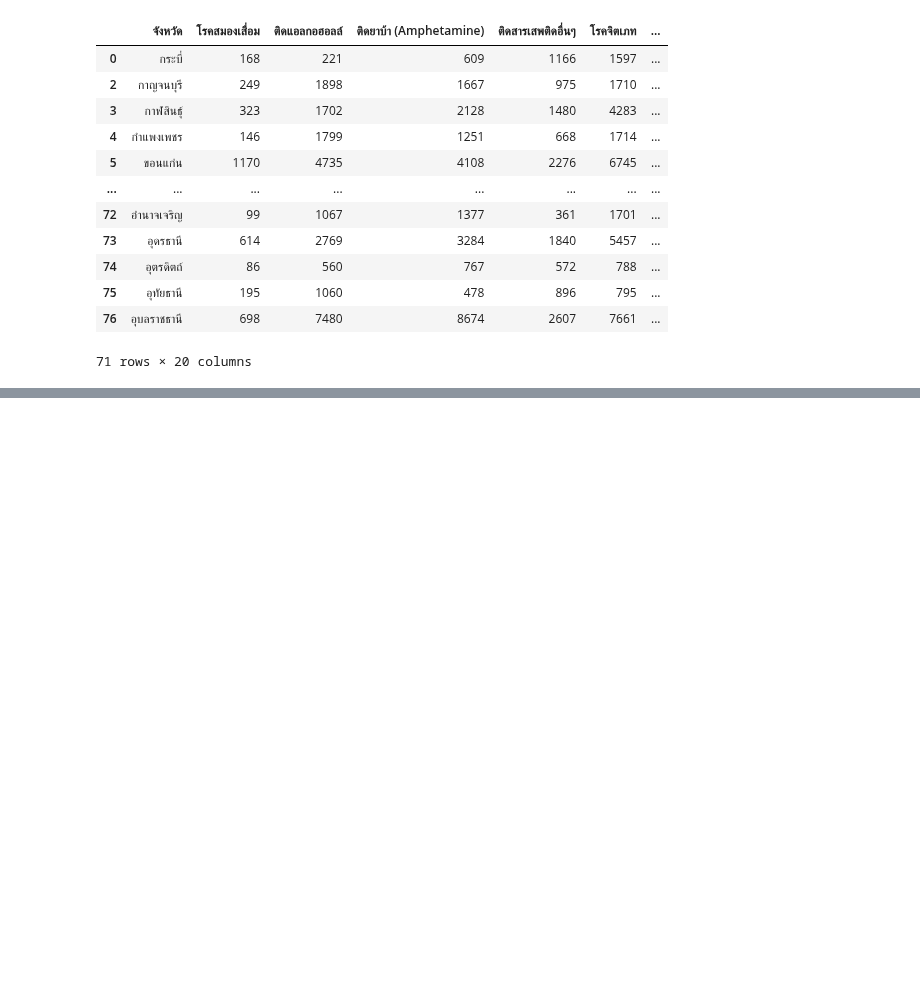
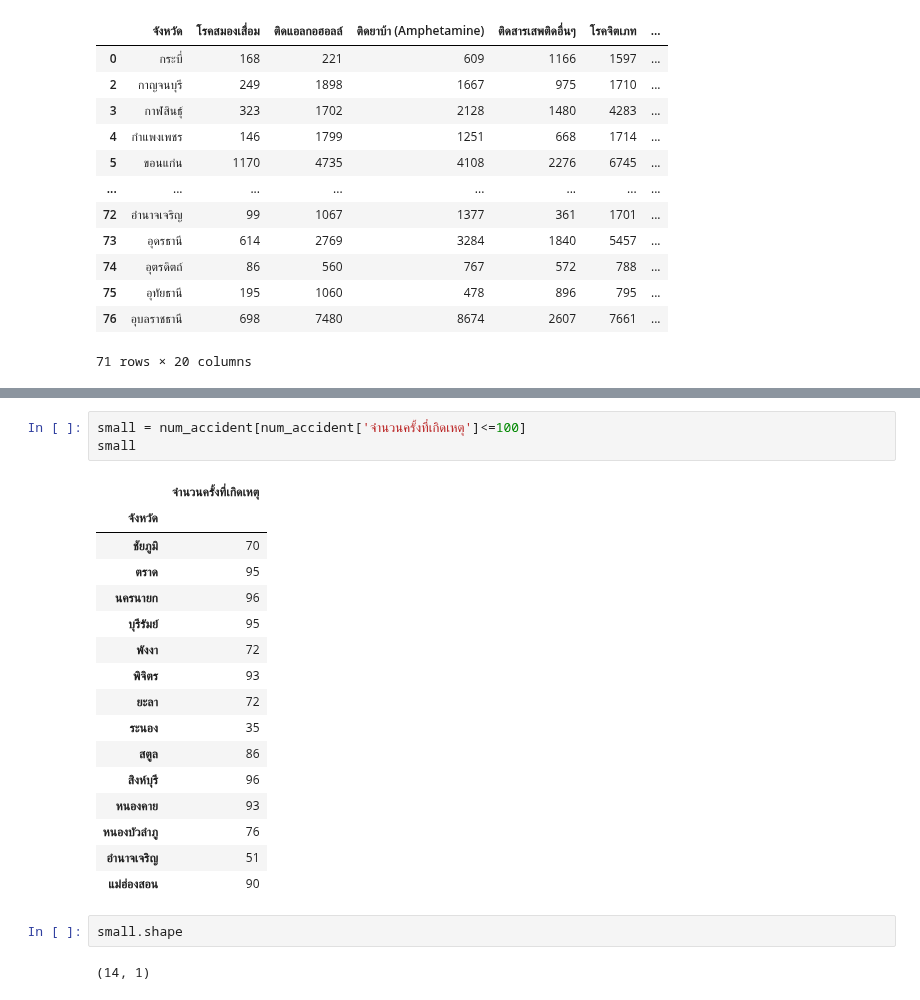
Before and after one commit to Adibank/DPDM, a Jupyter notebook: Project.ipynb, the cells around one changed output, grey strips where cells are left out. Saved outputs shown, nothing was run; the diff lists cells and outputs as text; blank space fills up the shorter version.

```diff
--- a/Project.ipynb
+++ b/Project.ipynb
@@ -306,0 +324,24 @@ no_outlier_no_missing
+# %%
+small = num_accident[num_accident['จำนวนครั้งที่เกิดเหตุ']<=100]
+small
+# %% [output]
+|  | จำนวนครั้งที่เกิดเหตุ |
+| จังหวัด |  |
+| ชัยภูมิ | 70 |
+| ตราด | 95 |
+| นครนายก | 96 |
+| บุรีรัมย์ | 95 |
+| พังงา | 72 |
+| พิจิตร | 93 |
+| ยะลา | 72 |
+| ระนอง | 35 |
+| สตูล | 86 |
+| สิงห์บุรี | 96 |
+| หนองคาย | 93 |
+| หนองบัวลำภู | 76 |
+| อำนาจเจริญ | 51 |
+| แม่ฮ่องสอน | 90 |
+# %%
+small.shape
+# %% [output]
+(14, 1)
```
Also changed, not shown: parts of 8 cells of this notebook.
